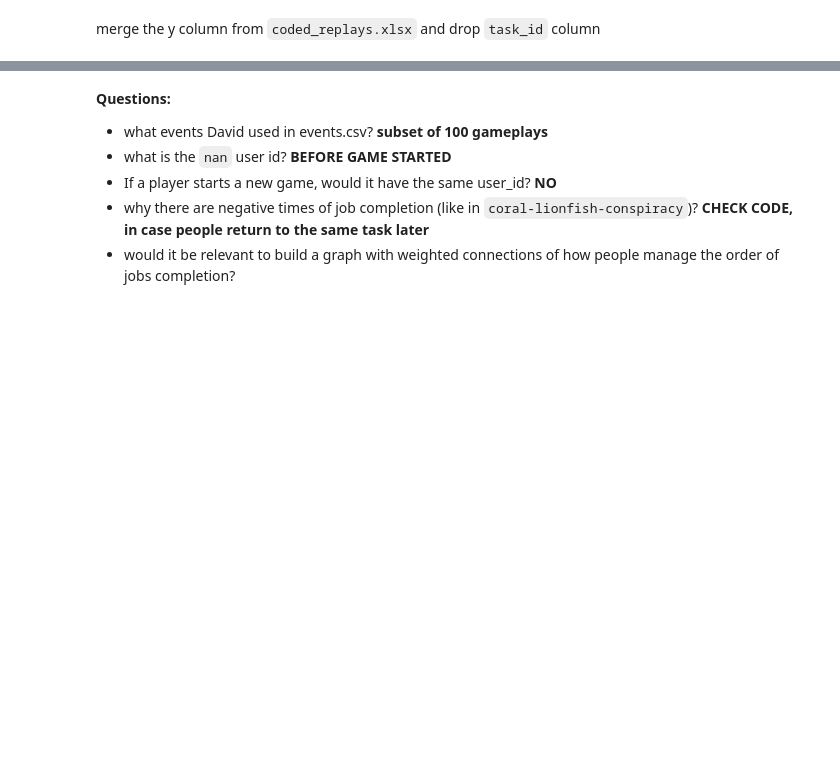
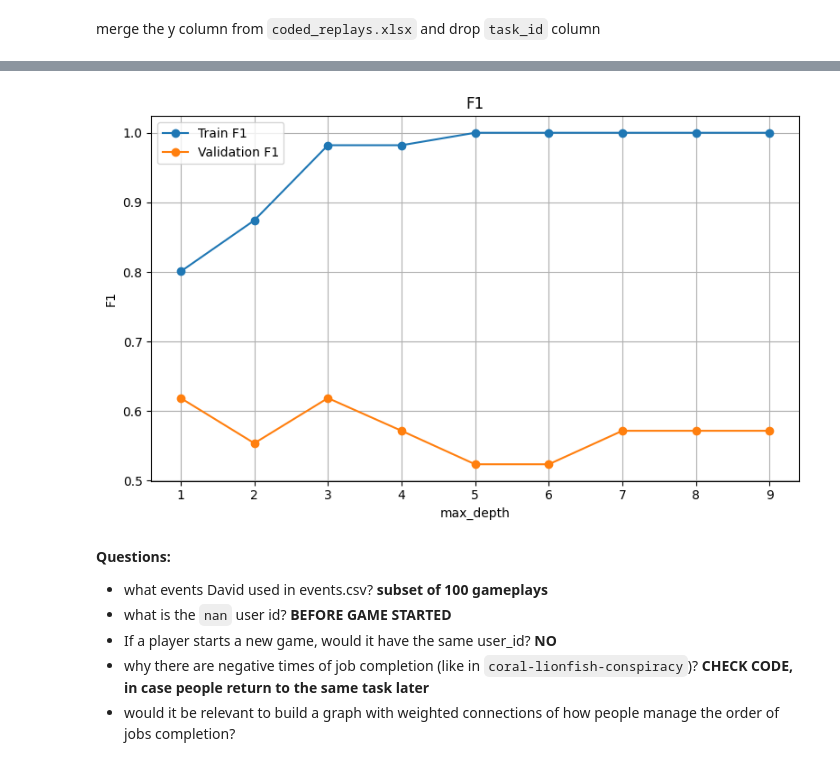
Before and after one commit to opengamedata/ogd-autocoder, a Jupyter notebook: raw_eda.ipynb, the cells around one changed output, grey strips where cells are left out. Saved outputs shown, nothing was run; the diff lists cells and outputs as text; code cells hidden in the pictures; blank space fills up the shorter version.

```diff
--- a/raw_eda.ipynb
+++ b/raw_eda.ipynb
@@ -562,3 +674,17 @@ Test AUC: 0.7115384615384616
+# %%
+plt.figure(figsize=(8, 5))
+plt.plot(max_depth, train_f1, label='Train F1', marker='o')
+plt.plot(max_depth, val_f1, label='Validation F1', marker='o')
+
+plt.title('F1')
+plt.xlabel('max_depth')
+plt.ylabel('F1')
+plt.legend()
+plt.grid(True)
+plt.tight_layout()
+plt.show()
+# %% [output]
+[figure, added]
 # %% [markdown]
 **Questions:**
 - what events David used in events.csv? **subset of 100 gameplays**
```
Also changed, not shown: parts of 16 cells of this notebook.
